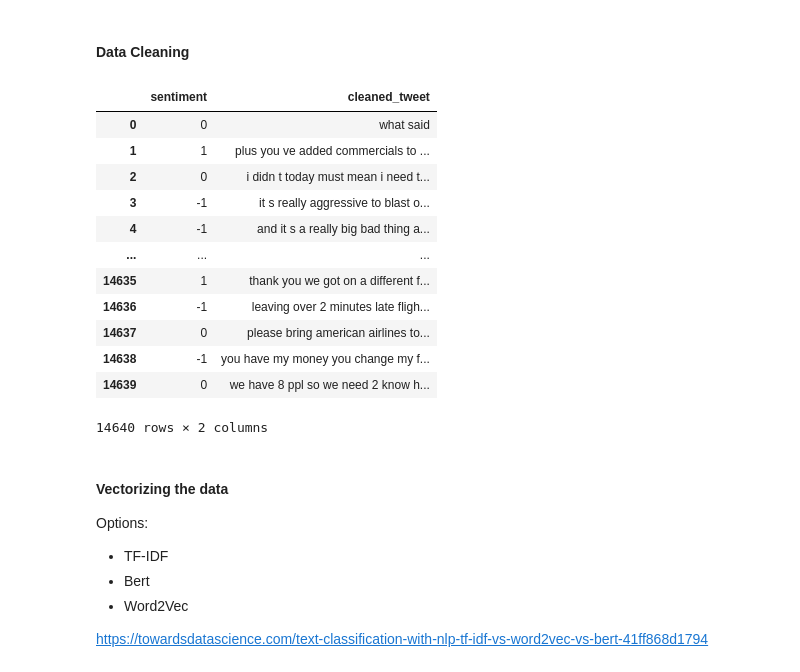
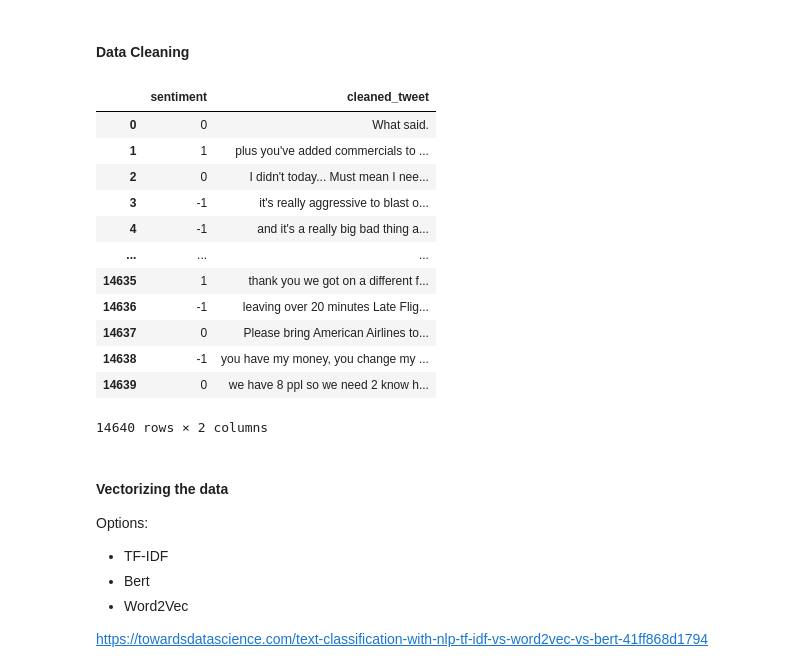
Before and after one commit to MatthewEthanTam/TwitterModel, a Jupyter notebook: TwitterAnalysis.ipynb, the cells around one changed output. Saved outputs shown, nothing was run; the diff lists cells and outputs as text; code cells hidden in the pictures.

Commit message:
adding bert

```diff
--- a/TwitterAnalysis.ipynb
+++ b/TwitterAnalysis.ipynb
@@ -102,43 +103,48 @@ def removePunctuationTFIDF(sentence, stem = False):
         if stem:
           text.append(stemmer.stem(word))
         else:
           text.append(word.lower())
   text = re.sub("[^a-zA-Z1-9]", " ", " ".join(text)).split()
   return " ".join(text)
 
 # Removing only `@` and the usernames mentioned, this is because bert is a contextual model.
 def removePunctuationBert(sentence):
   sentence = [re.sub(r"@\w*", "", sentence)]
   return " ".join(sentence)
 
 # Sentiment range inspiration from https://www.kaggle.com/code/fahadmehfoooz/sentiment-analysis-svm-nb-bagging-boosting-rf-lstm
 # 1 = positive, 0 = neutral, -1 = negative
 def sentimentRange(value):
   if value == 'positive':
     return 1
   elif value == 'negative' :
     return -1
   else :
     return 0
 
 
 
 df = tweets_df
 df['cleaned_tweet'] = df['text'].apply(removePunctuationTFIDF)
 df['sentiment'] = df['airline_sentiment'].apply(sentimentRange)
 df[["sentiment",'cleaned_tweet']]
+
+dfbert = tweets_df
+dfbert['cleaned_tweet'] = dfbert['text'].apply(removePunctuationBert)
+dfbert['sentiment'] = dfbert['airline_sentiment'].apply(sentimentRange)
+dfbert[["sentiment",'cleaned_tweet']]
 # %% [output]
 |  | sentiment | cleaned_tweet |
-| 0 | 0 | what said |
-| 1 | 1 | plus you ve added commercials to ... |
-| 2 | 0 | i didn t today must mean i need t... |
-| 3 | -1 | it s really aggressive to blast o... |
-| 4 | -1 | and it s a really big bad thing a... |
+| 0 | 0 | What said. |
+| 1 | 1 | plus you've added commercials to ... |
+| 2 | 0 | I didn't today... Must mean I nee... |
+| 3 | -1 | it's really aggressive to blast o... |
+| 4 | -1 | and it's a really big bad thing a... |
 | ... | ... | ... |
 | 14635 | 1 | thank you we got on a different f... |
-| 14636 | -1 | leaving over 2 minutes late fligh... |
-| 14637 | 0 | please bring american airlines to... |
-| 14638 | -1 | you have my money you change my f... |
+| 14636 | -1 | leaving over 20 minutes Late Flig... |
+| 14637 | 0 | Please bring American Airlines to... |
+| 14638 | -1 | you have my money, you change my ... |
 | 14639 | 0 | we have 8 ppl so we need 2 know h... |
 14640 rows × 2 columns
 # %% [markdown]
```
Also changed, not shown: parts of 3 cells of this notebook.
